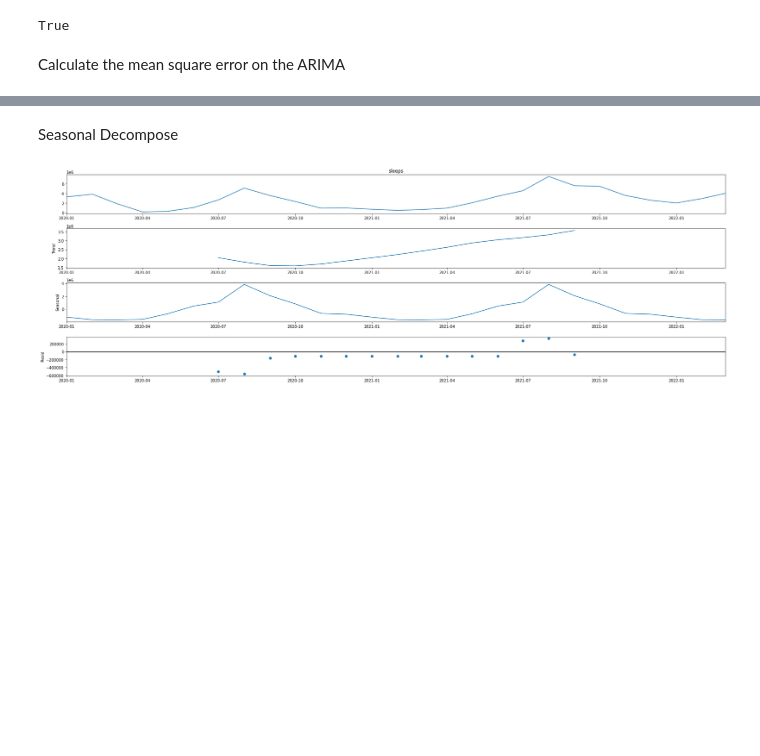
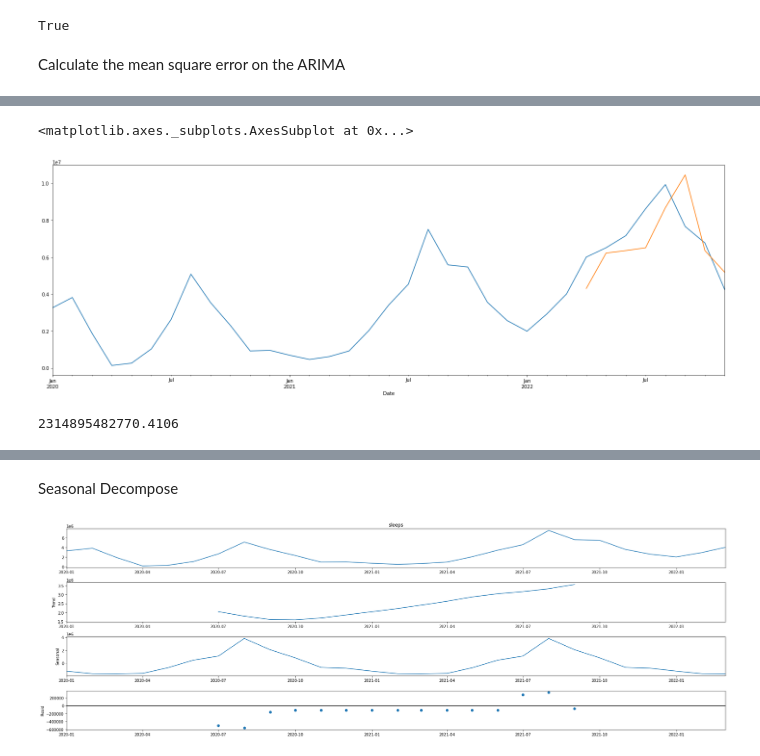
Before and after one commit to LuisaPolicarpo/Project5, a Jupyter notebook: Prediction_2022_2023_(2).ipynb, the cells around one changed output, grey strips where cells are left out. Saved outputs shown, nothing was run; the diff lists cells and outputs as text; code cells hidden in the pictures; blank space fills up the shorter version.

```diff
--- a/Prediction_2022_2023_(2).ipynb
+++ b/Prediction_2022_2023_(2).ipynb
@@ -107,0 +157,7 @@ evaluation_df.set_index(test_set.index)['forecast'].plot()
+# %%
+test_size_percentage = 0.25
+test_size = int(test_size_percentage * df.shape[0])
+train_size_initial = df.shape[0] - test_size
+
+train_set = df['sleeps'].iloc[:train_size_initial]
+test_set = df['sleeps'].iloc[train_size_initial:]
@@ -107,0 +189,12 @@ evaluation_df.set_index(test_set.index)['forecast'].plot()
+# %%
+from statsmodels.tsa.statespace.sarimax import SARIMAX
+def sarima_forecast(tme_sries):
+  sarima = SARIMAX(tme_sries, order=(2, 0, 2)).fit()
+  return sarima.forecast().iloc[0]
+# arima_forecast(train_set)
+
+print(train_set)
+evaluation_df_sa = pd.DataFrame(range(0, test_size), columns = ['forecast'])
+evaluation_df_sa['test'] = list(test_set)
+evaluation_df_sa['forecast'] = evaluation_df_sa['forecast']\
+  .apply(lambda n: sarima_forecast(df['sleeps'].iloc[:train_size_initial + n]))
@@ -107,0 +236,13 @@ evaluation_df.set_index(test_set.index)['forecast'].plot()
+# %%
+#df['sleeps'].iloc[df.shape[0] - 50:].plot()
+# evaluation_df_sa.set_index(test_set.index)['forecast'].iloc[evaluation_df_sa.shape[0] - 50:].plot()
+df['sleeps'].plot()
+evaluation_df_sa.set_index(test_set.index)['forecast'].plot()
+# %% [output]
+<matplotlib.axes._subplots.AxesSubplot at 0x...>
+[figure, added]
+# %%
+from sklearn.metrics import mean_squared_error
+mean_squared_error(evaluation_df_sa['test'], evaluation_df_sa['forecast'])
+# %% [output]
+2314895482770.4106
```
Also changed, not shown: parts of 26 cells of this notebook.
